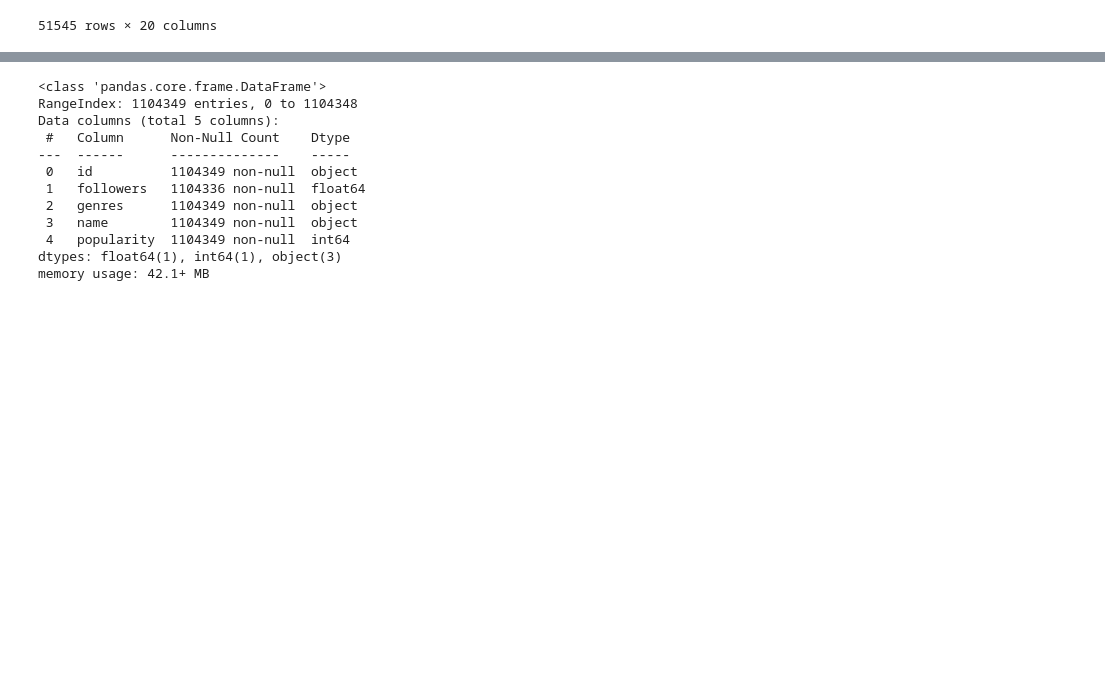
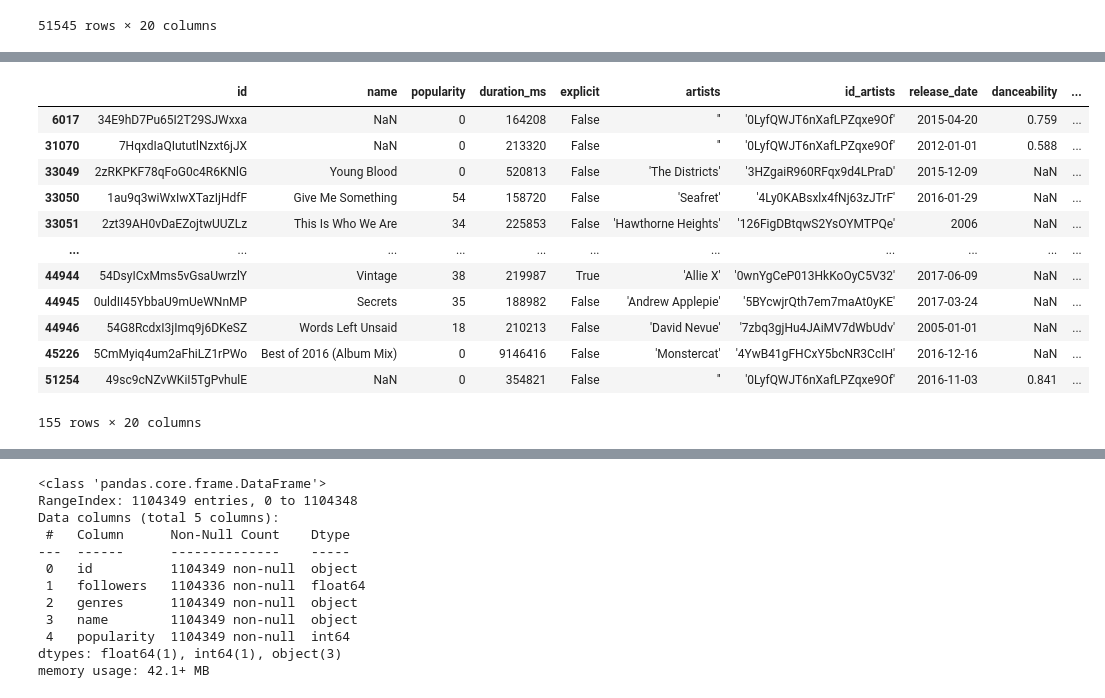
Before and after one commit to halmasieh/Spotify_Analysis, a Jupyter notebook: spotify_etl.ipynb, the cells around one changed output, grey strips where cells are left out. Saved outputs shown, nothing was run; the diff lists cells and outputs as text; code cells hidden in the pictures; blank space fills up the shorter version.

```diff
--- a/spotify_etl.ipynb
+++ b/spotify_etl.ipynb
@@ -343,0 +364,18 @@ cleaned_missing_songs_df
+# %%
+# Save Null values to new dataframe for inspection
+missing_songs_nulls_df = cleaned_missing_songs_df[cleaned_missing_songs_df.isnull().any(axis=1)]
+missing_songs_nulls_df
+# %% [output]
+|  | id | name | popularity | duration_ms | explicit | artists | id_artists | release_date | danceability | ... |
+| 6017 | 34E9hD7Pu65I2T29SJWxxa | NaN | 0 | 164208 | False | '' | '0LyfQWJT6nXafLPZqxe9Of' | 2015-04-20 | 0.759 | ... |
+| 31070 | 7HqxdIaQIututlNzxt6jJX | NaN | 0 | 213320 | False | '' | '0LyfQWJT6nXafLPZqxe9Of' | 2012-01-01 | 0.588 | ... |
+| 33049 | 2zRKPKF78qFoG0c4R6KNlG | Young Blood | 0 | 520813 | False | 'The Districts' | '3HZgaiR960RFqx9d4LPraD' | 2015-12-09 | NaN | ... |
+| 33050 | 1au9q3wiWxIwXTazIjHdfF | Give Me Something | 54 | 158720 | False | 'Seafret' | '4Ly0KABsxlx4fNj63zJTrF' | 2016-01-29 | NaN | ... |
+| 33051 | 2zt39AH0vDaEZojtwUUZLz | This Is Who We Are | 34 | 225853 | False | 'Hawthorne Heights' | '126FigDBtqwS2YsOYMTPQe' | 2006 | NaN | ... |
+| ... | ... | ... | ... | ... | ... | ... | ... | ... | ... | ... |
+| 44944 | 54DsyICxMms5vGsaUwrzlY | Vintage | 38 | 219987 | True | 'Allie X' | '0wnYgCeP013HkKoOyC5V32' | 2017-06-09 | NaN | ... |
+| 44945 | 0uldII45YbbaU9mUeWNnMP | Secrets | 35 | 188982 | False | 'Andrew Applepie' | '5BYcwjrQth7em7maAt0yKE' | 2017-03-24 | NaN | ... |
+| 44946 | 54G8RcdxI3jImq9j6DKeSZ | Words Left Unsaid | 18 | 210213 | False | 'David Nevue' | '7zbq3gjHu4JAiMV7dWbUdv' | 2005-01-01 | NaN | ... |
+| 45226 | 5CmMyiq4um2aFhiLZ1rPWo | Best of 2016 (Album Mix) | 0 | 9146416 | False | 'Monstercat' | '4YwB41gFHCxY5bcNR3CcIH' | 2016-12-16 | NaN | ... |
+| 51254 | 49sc9cNZvWKiI5TgPvhulE | NaN | 0 | 354821 | False | '' | '0LyfQWJT6nXafLPZqxe9Of' | 2016-11-03 | 0.841 | ... |
+155 rows × 20 columns
```
Also changed, not shown: parts of 17 cells of this notebook, 1 other file.
